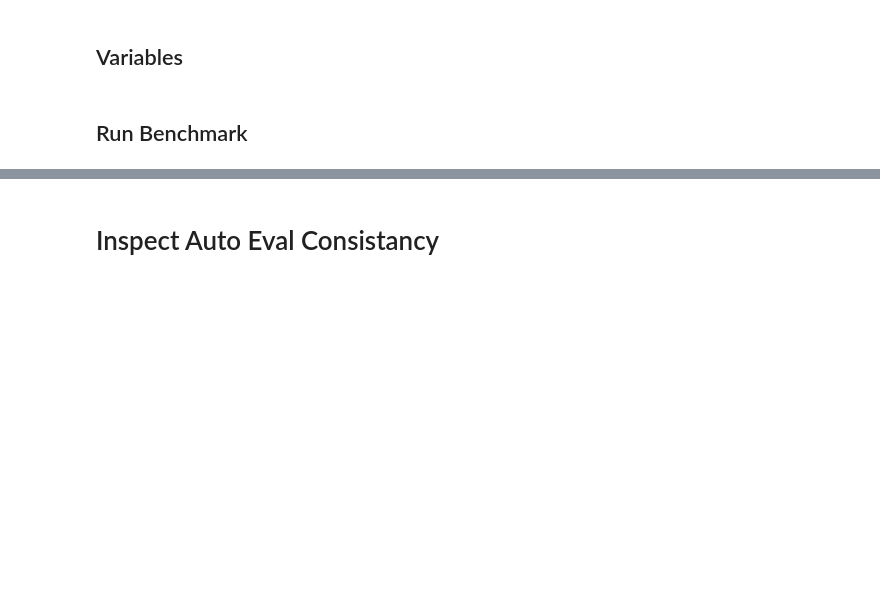
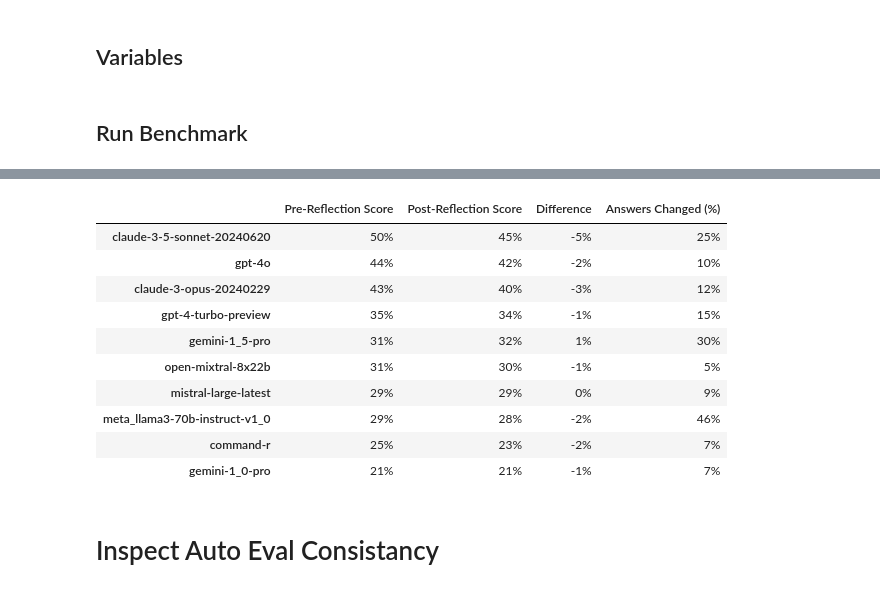
Before and after one commit to autogenai/easy-problems-that-llms-get-wrong, a Jupyter notebook: main.ipynb, the cells around one changed output, grey strips where cells are left out. Drawn from its saved outputs; the diff is of its cells as text; code cells hidden in the pictures; blank space fills up the shorter version.

```diff
--- a/main.ipynb
+++ b/main.ipynb
@@ -371,0 +356,10 @@ Score
+# %%
+hotz_ref = 'LLM Liguisitc Benchmark Performance (Hotz Reflection)'
+ref = 'LLM Liguisitc Benchmark Performance'
+
+all_stats_dfs[hotz_ref]['mean_score_pre'] = all_stats_dfs[ref]['mean_score']
+
+all_stats_dfs[hotz_ref]['diff'] = all_stats_dfs[hotz_ref]['mean_score'] - all_stats_dfs[hotz_ref]['mean_score_pre']
+all_stats_dfs[hotz_ref]
+diff_from_pre = all_stats_dfs[hotz_ref][['mean_score', 'mean_score_pre', 'diff']]
+diff_from_pre
@@ -372,3 +379,26 @@ Score
+# %%
+diff_from_pre_final_raw = diff_from_pre.merge(final_answer_change_df[['changed_answer_perc']], left_index=True, right_index=True)
+diff_from_pre_final = diff_from_pre_final_raw[['mean_score_pre', 'mean_score', 'diff', 'changed_answer_perc']].round(0)
+diff_from_pre_final.rename(columns={
+    "mean_score_pre": "Pre-Reflection Score",
+    "mean_score": "Post-Reflection Score",
+    "diff": "Difference",
+    "changed_answer_perc": "Answers Changed (%)",
+}, inplace=True)
+diff_from_pre_final = diff_from_pre_final.astype(int).astype(str) + '%'
+diff_from_pre_final
+# %% [output]
+|  | Pre-Reflection Score | Post-Reflection Score | Difference | Answers Changed (%) |
+| claude-3-5-sonnet-20240620 | 50% | 45% | -5% | 25% |
+| gpt-4o | 44% | 42% | -2% | 10% |
+| claude-3-opus-20240229 | 43% | 40% | -3% | 12% |
+| gpt-4-turbo-preview | 35% | 34% | -1% | 15% |
+| gemini-1_5-pro | 31% | 32% | 1% | 30% |
+| open-mixtral-8x22b | 31% | 30% | -1% | 5% |
+| mistral-large-latest | 29% | 29% | 0% | 9% |
+| meta_llama3-70b-instruct-v1_0 | 29% | 28% | -2% | 46% |
+| command-r | 25% | 23% | -2% | 7% |
+| gemini-1_0-pro | 21% | 21% | -1% | 7% |
 # %% [markdown]
 # Inspect Auto Eval Consistancy
 # %%
```
Also changed, not shown: parts of 10 cells of this notebook, 2 other files.
